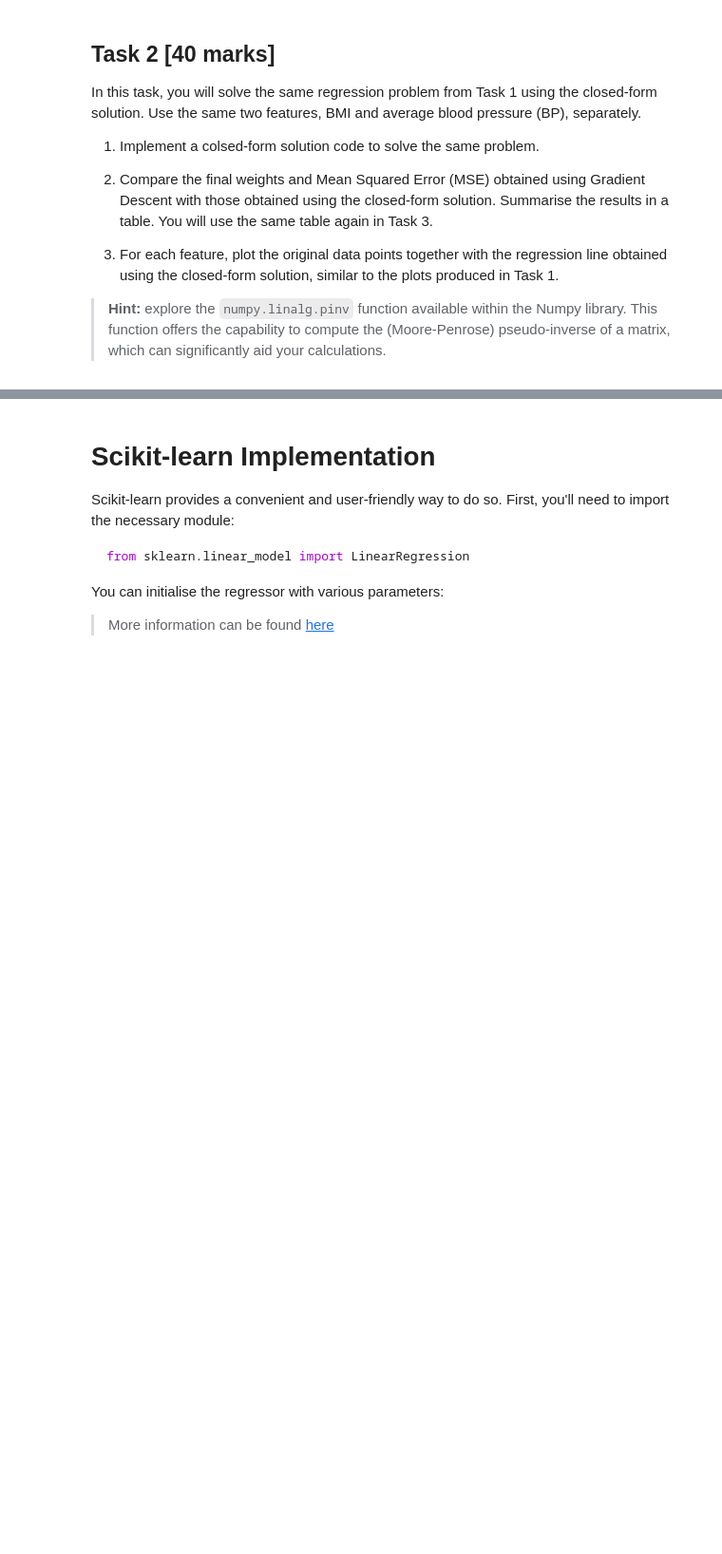
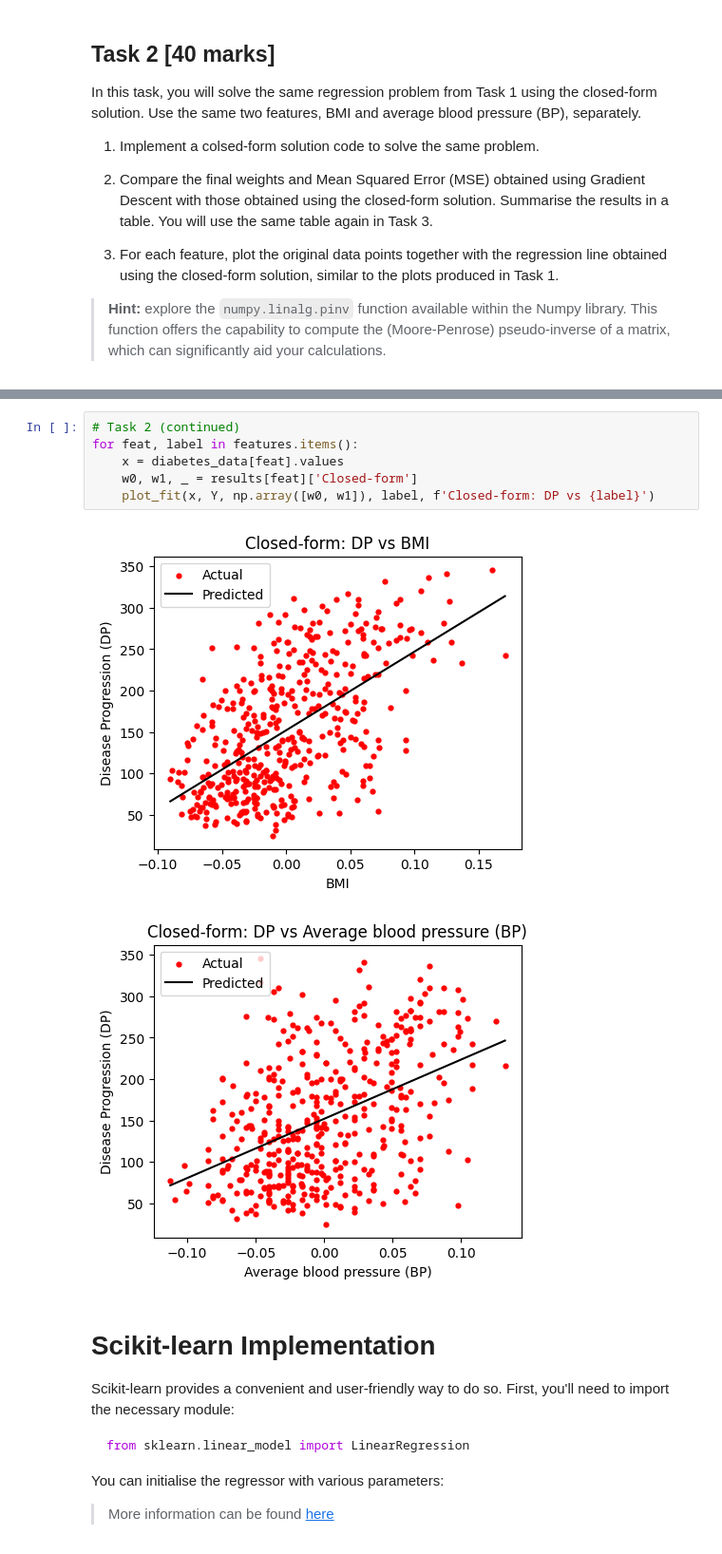
Before and after one commit to Marc0s-ikp/imperial_eee_machine_learning_course-main, a Jupyter notebook: 02_ML_LR.ipynb, the cells around one changed output, grey strips where cells are left out. Shown at 95% size. Cells and saved outputs as stored; diff of their text form; blank space fills up the shorter version.

```diff
--- a/02_ML_LR.ipynb
+++ b/02_ML_LR.ipynb
@@ -337,3 +384,12 @@ In this task, you will solve the same regression problem from Task 1 using the c
+# %%
+# Task 2 (continued)
+for feat, label in features.items():
+    x = diabetes_data[feat].values
+    w0, w1, _ = results[feat]['Closed-form']
+    plot_fit(x, Y, np.array([w0, w1]), label, f'Closed-form: DP vs {label}')
+# %% [output]
+[figure, added]
+[figure, added]
 # %% [markdown]
 # Scikit-learn Implementation
 
```
Also changed, not shown: parts of 21 cells of this notebook.
